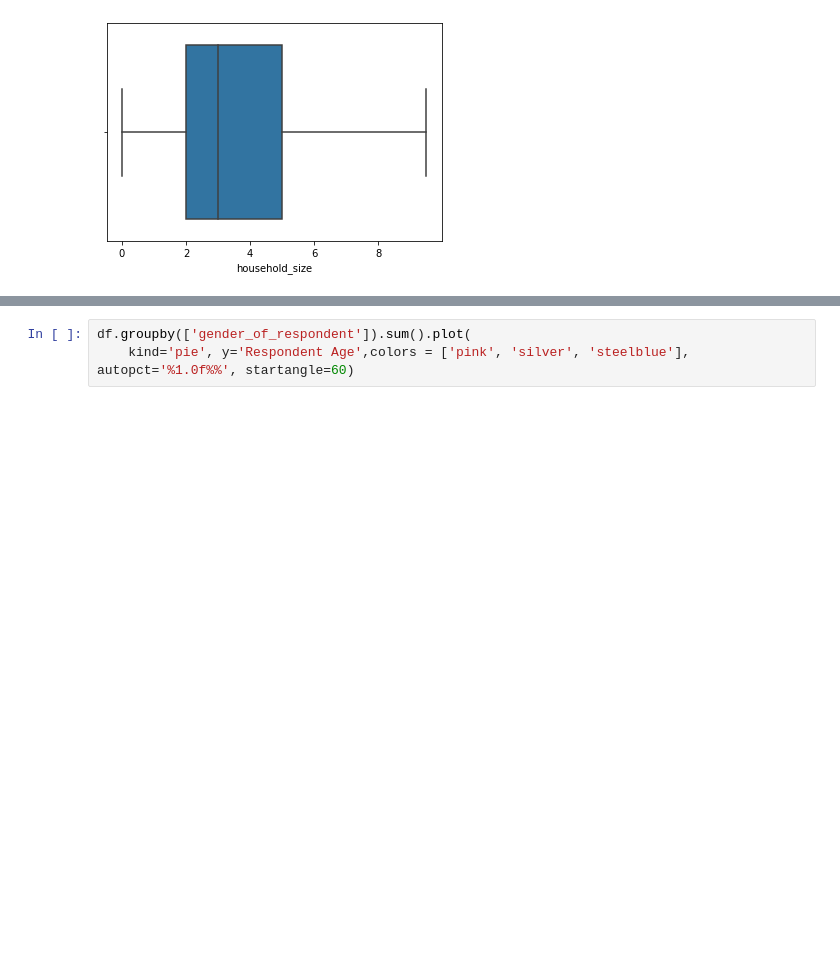
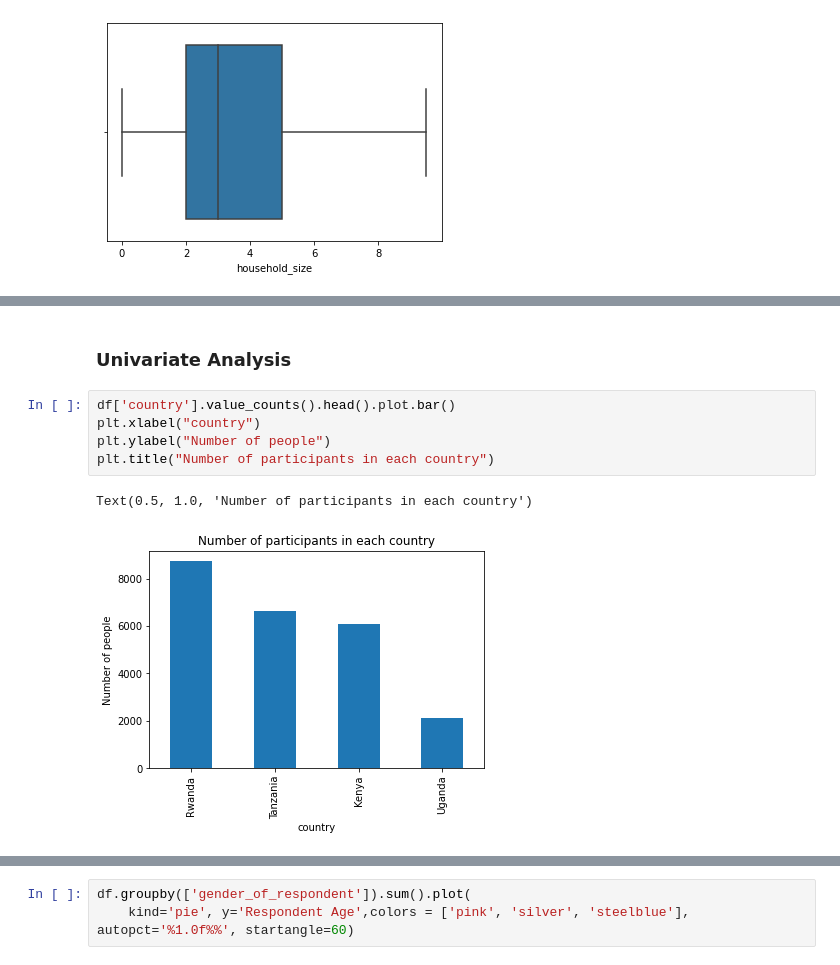
Before and after one commit to KaruraM/ANALYSIS, a Jupyter notebook: ANALYSIS.ipynb, the cells around one changed output, grey strips where cells are left out. Drawn from its saved outputs; the diff is of its cells as text; blank space fills up the shorter version.

```diff
--- a/ANALYSIS.ipynb
+++ b/ANALYSIS.ipynb
@@ -379,0 +419,10 @@ sns.boxplot(df['household_size'],data=df) # No more outliers in the household si
+# %% [markdown]
+### **Univariate Analysis**
+# %%
+df['country'].value_counts().head().plot.bar()
+plt.xlabel("country")
+plt.ylabel("Number of people")
+plt.title("Number of participants in each country")
+# %% [output]
+Text(0.5, 1.0, 'Number of participants in each country')
+[figure, added]
```
Also changed, not shown: parts of 49 cells of this notebook.
